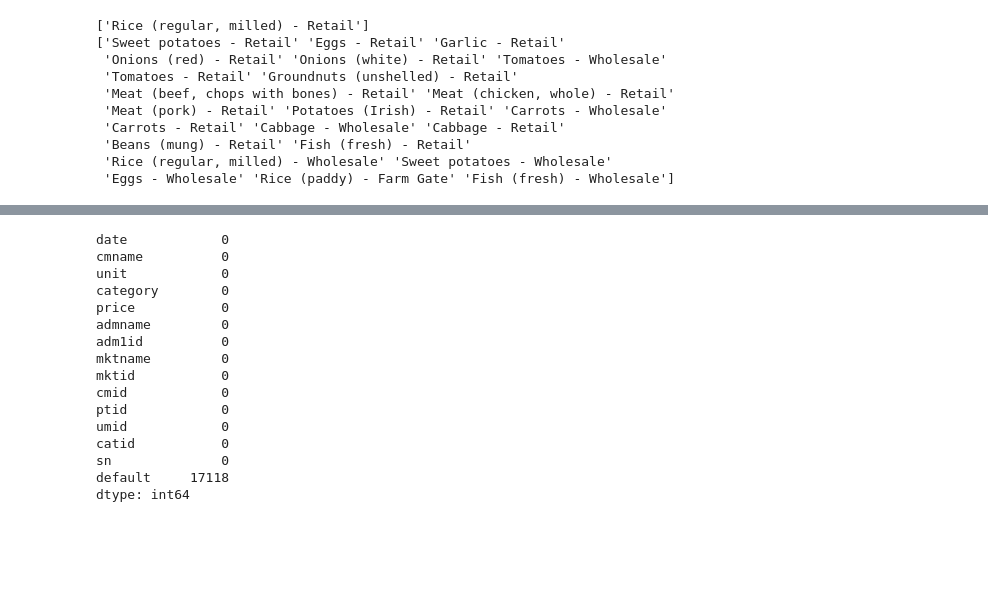
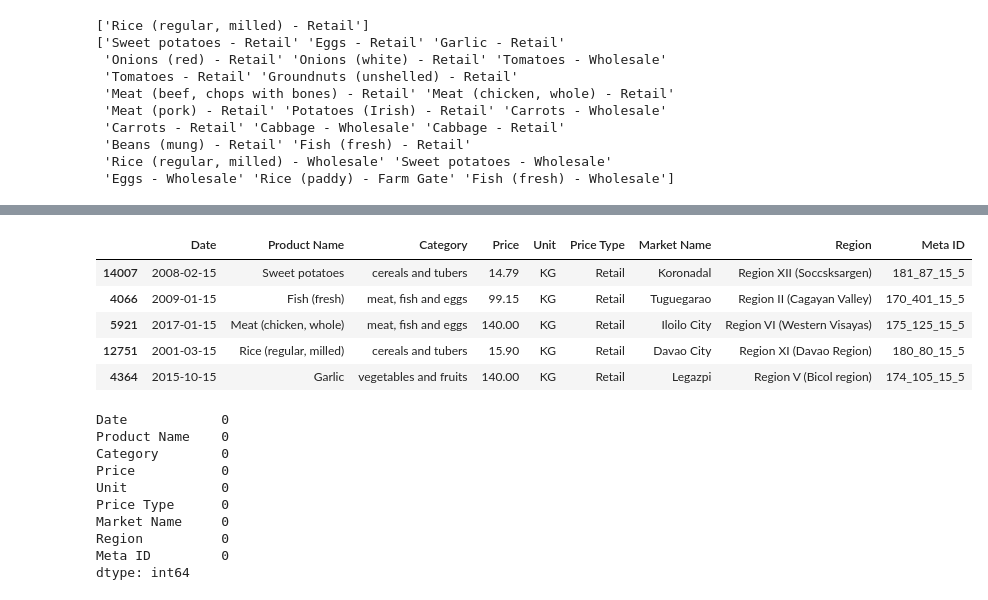
Before and after one commit to KyleZrey/PH-Food-Prices-Analysis, a Jupyter notebook: prelim_data_analysis.ipynb, the cells around one changed output, grey strips where cells are left out. Cells and saved outputs as stored; diff of their text form; code cells hidden in the pictures; blank space fills up the shorter version.

```diff
--- a/prelim_data_analysis.ipynb
+++ b/prelim_data_analysis.ipynb
@@ -139,20 +283,23 @@ pfp.sample(5)
+# %%
+clean_pfp.sample(5)
+# %% [output]
+|  | Date | Product Name | Category | Price | Unit | Price Type | Market Name | Region | Meta ID |
+| 14007 | 2008-02-15 | Sweet potatoes | cereals and tubers | 14.79 | KG | Retail | Koronadal | Region XII (Soccsksargen) | 181_87_15_5 |
+| 4066 | 2009-01-15 | Fish (fresh) | meat, fish and eggs | 99.15 | KG | Retail | Tuguegarao | Region II (Cagayan Valley) | 170_401_15_5 |
+| 5921 | 2017-01-15 | Meat (chicken, whole) | meat, fish and eggs | 140.00 | KG | Retail | Iloilo City | Region VI (Western Visayas) | 175_125_15_5 |
+| 12751 | 2001-03-15 | Rice (regular, milled) | cereals and tubers | 15.90 | KG | Retail | Davao City | Region XI (Davao Region) | 180_80_15_5 |
+| 4364 | 2015-10-15 | Garlic | vegetables and fruits | 140.00 | KG | Retail | Legazpi | Region V (Bicol region) | 174_105_15_5 |
 # %%
-pfp.isna().sum()
+clean_pfp.isna().sum()
 # %% [output]
-date            0
-cmname          0
-unit            0
-category        0
-price           0
-admname         0
-adm1id          0
-mktname         0
-mktid           0
-cmid            0
-ptid            0
-umid            0
-catid           0
-sn              0
-default     17118
+Date            0
+Product Name    0
+Category        0
+Price           0
+Unit            0
+Price Type      0
+Market Name     0
+Region          0
+Meta ID         0
 dtype: int64
 # %%
```
Also changed, not shown: parts of 28 cells of this notebook.
